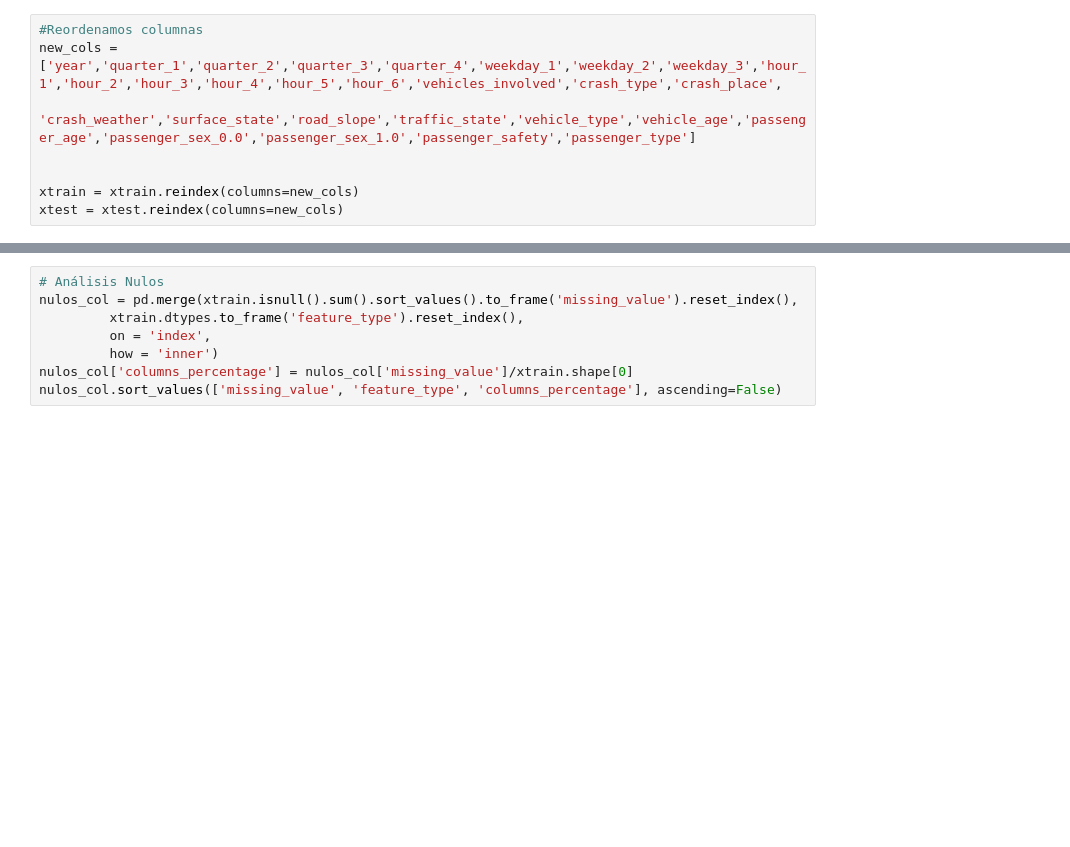
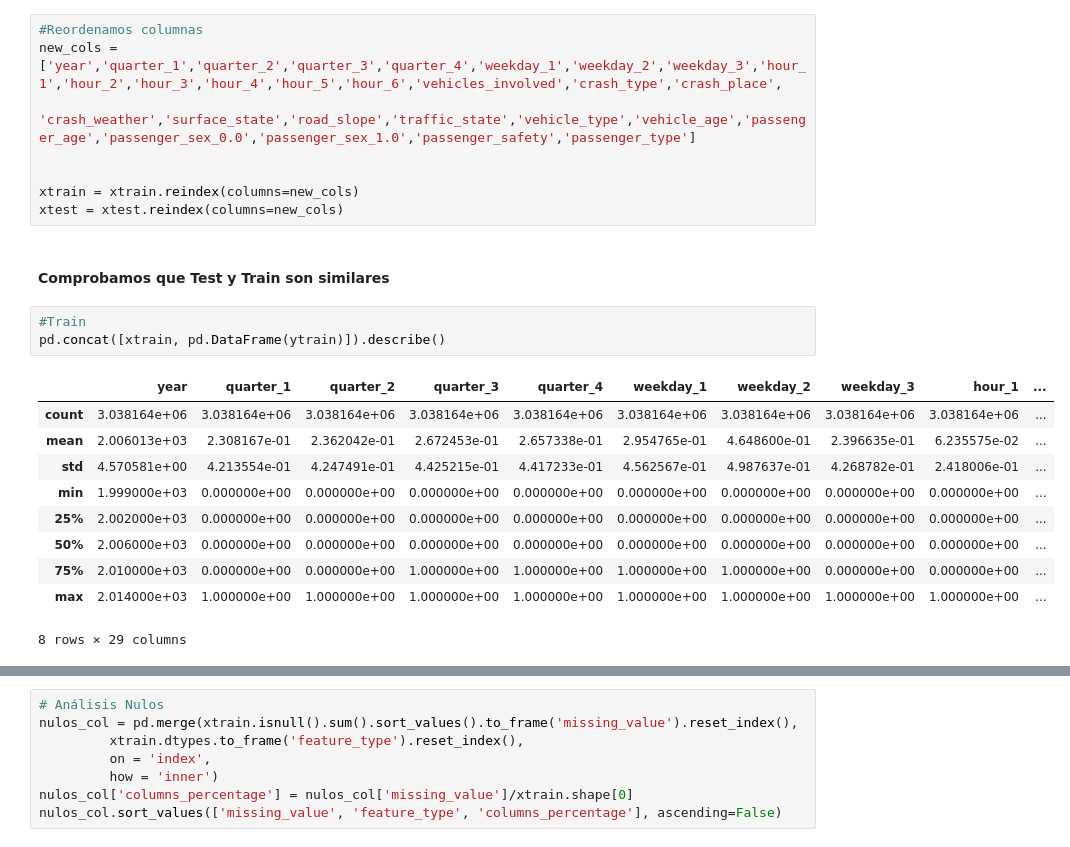
Before and after one commit to AMM53/Accidents-Prediction, a Jupyter notebook: notebooks/FeatureEngineering.ipynb, the cells around one changed output, grey strips where cells are left out. Drawn from its saved outputs; the diff is of its cells as text; blank space fills up the shorter version.

```diff
--- a/notebooks/FeatureEngineering.ipynb
+++ b/notebooks/FeatureEngineering.ipynb
@@ -177,3 +167,19 @@ new_cols = ['year','quarter_1','quarter_2','quarter_3','quarter_4','weekday_1','
 
 xtrain = xtrain.reindex(columns=new_cols)
 xtest = xtest.reindex(columns=new_cols)
+# %% [markdown]
+#### Comprobamos que Test y Train son similares
+# %%
+#Train
+pd.concat([xtrain, pd.DataFrame(ytrain)]).describe()
+# %% [output]
+|  | year | quarter_1 | quarter_2 | quarter_3 | quarter_4 | weekday_1 | weekday_2 | weekday_3 | hour_1 | ... |
+| count | 3.038164e+06 | 3.038164e+06 | 3.038164e+06 | 3.038164e+06 | 3.038164e+06 | 3.038164e+06 | 3.038164e+06 | 3.038164e+06 | 3.038164e+06 | ... |
+| mean | 2.006013e+03 | 2.308167e-01 | 2.362042e-01 | 2.672453e-01 | 2.657338e-01 | 2.954765e-01 | 4.648600e-01 | 2.396635e-01 | 6.235575e-02 | ... |
+| std | 4.570581e+00 | 4.213554e-01 | 4.247491e-01 | 4.425215e-01 | 4.417233e-01 | 4.562567e-01 | 4.987637e-01 | 4.268782e-01 | 2.418006e-01 | ... |
+| min | 1.999000e+03 | 0.000000e+00 | 0.000000e+00 | 0.000000e+00 | 0.000000e+00 | 0.000000e+00 | 0.000000e+00 | 0.000000e+00 | 0.000000e+00 | ... |
+| 25% | 2.002000e+03 | 0.000000e+00 | 0.000000e+00 | 0.000000e+00 | 0.000000e+00 | 0.000000e+00 | 0.000000e+00 | 0.000000e+00 | 0.000000e+00 | ... |
+| 50% | 2.006000e+03 | 0.000000e+00 | 0.000000e+00 | 0.000000e+00 | 0.000000e+00 | 0.000000e+00 | 0.000000e+00 | 0.000000e+00 | 0.000000e+00 | ... |
+| 75% | 2.010000e+03 | 0.000000e+00 | 0.000000e+00 | 1.000000e+00 | 1.000000e+00 | 1.000000e+00 | 1.000000e+00 | 0.000000e+00 | 0.000000e+00 | ... |
+| max | 2.014000e+03 | 1.000000e+00 | 1.000000e+00 | 1.000000e+00 | 1.000000e+00 | 1.000000e+00 | 1.000000e+00 | 1.000000e+00 | 1.000000e+00 | ... |
+8 rows × 29 columns
```
Also changed, not shown: parts of 18 cells of this notebook.
